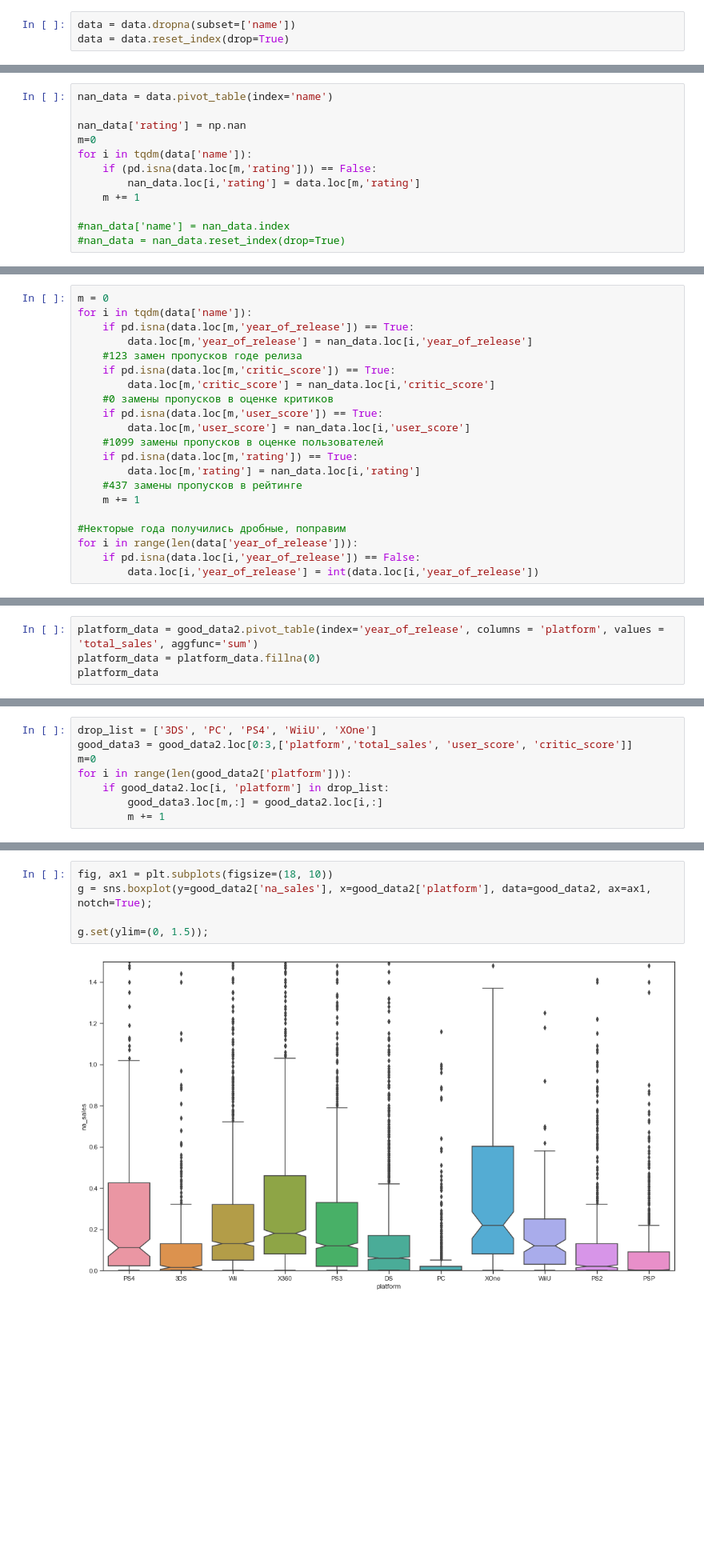
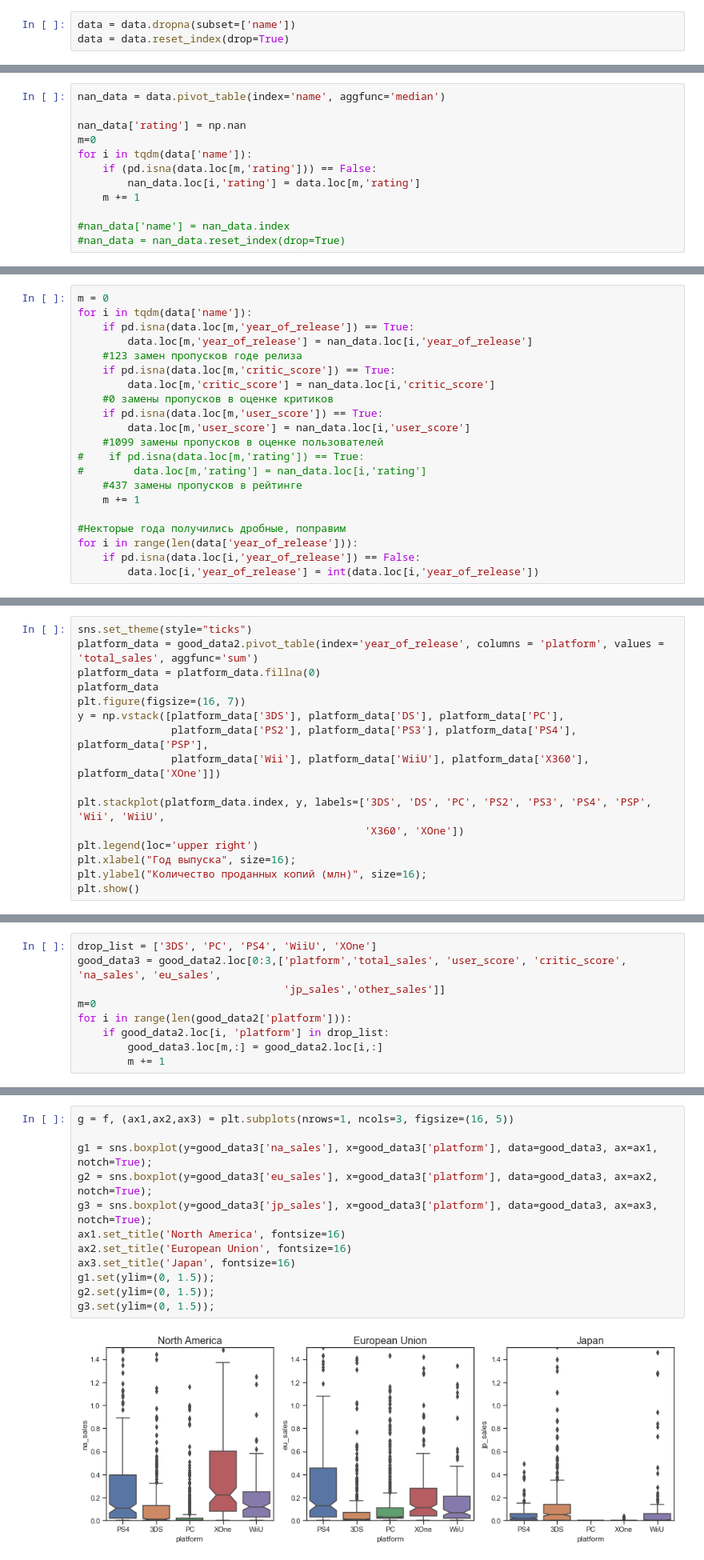
Before and after one commit to karimovdo/python3, a Jupyter notebook: project3.ipynb, the cells around one changed output, grey strips where cells are left out. Shown at 80% size. Drawn from its saved outputs; the diff is of its cells as text; blank space fills up the shorter version.

```diff
--- a/project3.ipynb
+++ b/project3.ipynb
@@ -156,5 +168,5 @@ data = data.reset_index(drop=True)
 # %%
-nan_data = data.pivot_table(index='name')
+nan_data = data.pivot_table(index='name', aggfunc='median')
 
 nan_data['rating'] = np.nan
 m=0
@@ -192,8 +206,8 @@ for i in tqdm(data['name']):
     if pd.isna(data.loc[m,'user_score']) == True:
         data.loc[m,'user_score'] = nan_data.loc[i,'user_score']
     #1099 замены пропусков в оценке пользователей
-    if pd.isna(data.loc[m,'rating']) == True:
-        data.loc[m,'rating'] = nan_data.loc[i,'rating']
+#    if pd.isna(data.loc[m,'rating']) == True:
+#        data.loc[m,'rating'] = nan_data.loc[i,'rating']
     #437 замены пропусков в рейтинге
     m += 1
 
@@ -314,7 +349,19 @@ A value is trying to be set on a copy of a slice from a DataFrame
 See the caveats in the documentation: https://pandas.pydata.org/pandas-docs/stable/user_guide/indexing.html#returning-a-view-versus-a-copy
   good_data2.loc[m,:] = good_data.loc[i,:]
 # %%
+sns.set_theme(style="ticks")
 platform_data = good_data2.pivot_table(index='year_of_release', columns = 'platform', values = 'total_sales', aggfunc='sum')
 platform_data = platform_data.fillna(0)
 platform_data
+plt.figure(figsize=(16, 7))
+y = np.vstack([platform_data['3DS'], platform_data['DS'], platform_data['PC'],
+               platform_data['PS2'], platform_data['PS3'], platform_data['PS4'], platform_data['PSP'],
+               platform_data['Wii'], platform_data['WiiU'], platform_data['X360'], platform_data['XOne']])
+
+plt.stackplot(platform_data.index, y, labels=['3DS', 'DS', 'PC', 'PS2', 'PS3', 'PS4', 'PSP', 'Wii', 'WiiU',
+                                              'X360', 'XOne'])
+plt.legend(loc='upper right')
+plt.xlabel("Год выпуска", size=16);
+plt.ylabel("Количество проданных копий (млн)", size=16);
+plt.show()
 # %% [output]
@@ -356,6 +385,7 @@ g.set(ylim=(0, 2.7));
 # %%
 drop_list = ['3DS', 'PC', 'PS4', 'WiiU', 'XOne']
-good_data3 = good_data2.loc[0:3,['platform','total_sales', 'user_score', 'critic_score']]
+good_data3 = good_data2.loc[0:3,['platform','total_sales', 'user_score', 'critic_score', 'na_sales', 'eu_sales',
+                                 'jp_sales','other_sales']]
 m=0
 for i in range(len(good_data2['platform'])):
     if good_data2.loc[i, 'platform'] in drop_list:
@@ -528,9 +562,16 @@ g.set(xlim=(0,1));
 * Самые популярные жанры (топ-5). Поясните разницу.
 * Влияет ли рейтинг ESRB на продажи в отдельном регионе?
 # %%
-fig, ax1 = plt.subplots(figsize=(18, 10))
-g = sns.boxplot(y=good_data2['na_sales'], x=good_data2['platform'], data=good_data2, ax=ax1, notch=True);
+g = f, (ax1,ax2,ax3) = plt.subplots(nrows=1, ncols=3, figsize=(16, 5))
 
-g.set(ylim=(0, 1.5));
+g1 = sns.boxplot(y=good_data3['na_sales'], x=good_data3['platform'], data=good_data3, ax=ax1, notch=True);
+g2 = sns.boxplot(y=good_data3['eu_sales'], x=good_data3['platform'], data=good_data3, ax=ax2, notch=True);
+g3 = sns.boxplot(y=good_data3['jp_sales'], x=good_data3['platform'], data=good_data3, ax=ax3, notch=True);
+ax1.set_title('North America', fontsize=16)
+ax2.set_title('European Union', fontsize=16)
+ax3.set_title('Japan', fontsize=16)
+g1.set(ylim=(0, 1.5));
+g2.set(ylim=(0, 1.5));
+g3.set(ylim=(0, 1.5));
 # %% [output]
-[figure, old version]
+[figure, new version]
```
Also changed, not shown: parts of 87 cells of this notebook.
